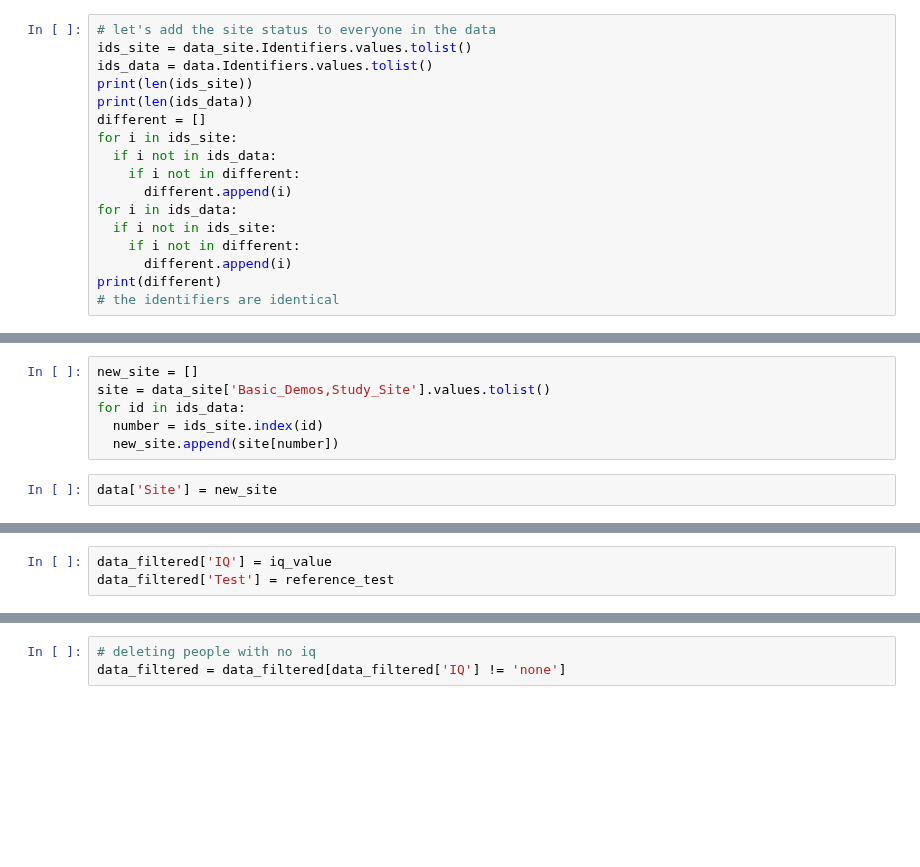
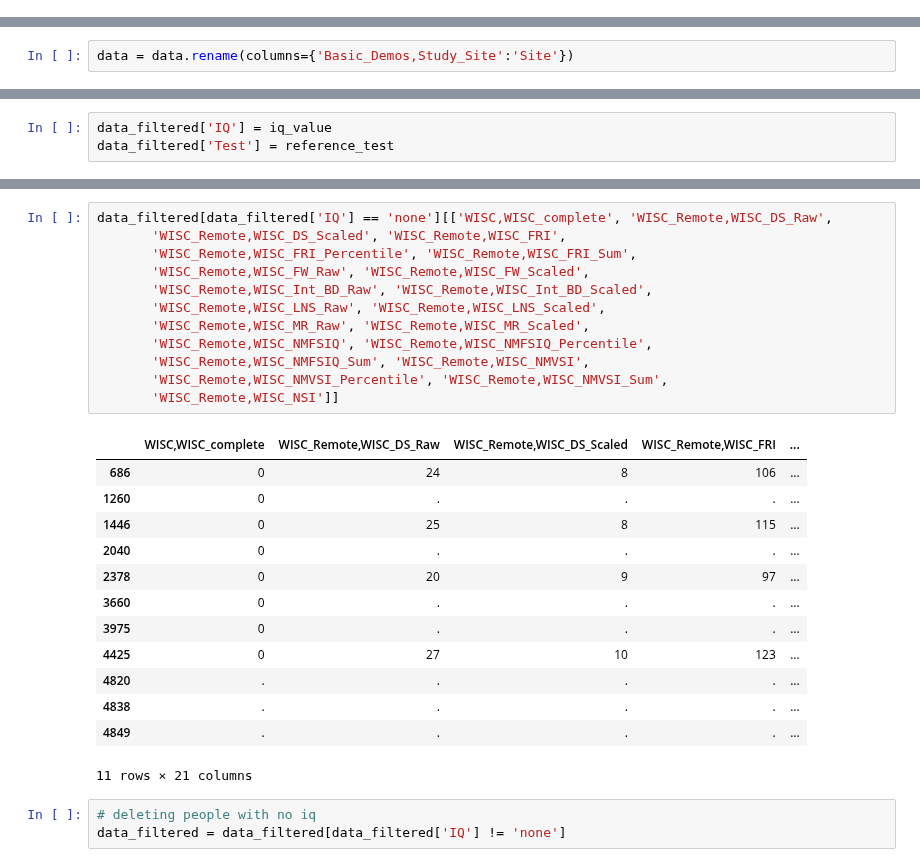
Before and after one commit to cristinarainich/Child-Mind-Institute-Project, a Jupyter notebook: Pheno_data_finalquery.ipynb, the cells around one changed output, grey strips where cells are left out. Cells and saved outputs as stored; diff of their text form; blank space fills up the shorter version.

```diff
--- a/Pheno_data_finalquery.ipynb
+++ b/Pheno_data_finalquery.ipynb
@@ -162,20 +139,3 @@ data_site['Identifiers'] = new_ids
 # %%
 # weird subject that doesn't have any data in
 data = data[data['Identifiers'] != 'NDARXP325YLV']
-# %%
-# let's add the site status to everyone in the data
-ids_site = data_site.Identifiers.values.tolist()
-ids_data = data.Identifiers.values.tolist()
-print(len(ids_site))
-print(len(ids_data))
-different = []
-for i in ids_site:
-  if i not in ids_data:
-    if i not in different:
-      different.append(i)
-for i in ids_data:
-  if i not in ids_site:
-    if i not in different:
-      different.append(i)
-print(different)
-# the identifiers are identical
@@ -186,8 +141,0 @@ print(different)
-# %%
-new_site = []
-site = data_site['Basic_Demos,Study_Site'].values.tolist()
-for id in ids_data:
-  number = ids_site.index(id)
-  new_site.append(site[number])
-# %%
-data['Site'] = new_site
@@ -194,3 +162,5 @@ data['Site'] = new_site
+# %%
+data = data.rename(columns={'Basic_Demos,Study_Site':'Site'})
 # %% [markdown]
 Let's now work on individual columns to make them more convinient for screening
 # %%
@@ -623,3 +666,29 @@ data_filtered['Test'] = reference_test
+# %%
+data_filtered[data_filtered['IQ'] == 'none'][['WISC,WISC_complete', 'WISC_Remote,WISC_DS_Raw',
+       'WISC_Remote,WISC_DS_Scaled', 'WISC_Remote,WISC_FRI',
+       'WISC_Remote,WISC_FRI_Percentile', 'WISC_Remote,WISC_FRI_Sum',
+       'WISC_Remote,WISC_FW_Raw', 'WISC_Remote,WISC_FW_Scaled',
+       'WISC_Remote,WISC_Int_BD_Raw', 'WISC_Remote,WISC_Int_BD_Scaled',
+       'WISC_Remote,WISC_LNS_Raw', 'WISC_Remote,WISC_LNS_Scaled',
+       'WISC_Remote,WISC_MR_Raw', 'WISC_Remote,WISC_MR_Scaled',
+       'WISC_Remote,WISC_NMFSIQ', 'WISC_Remote,WISC_NMFSIQ_Percentile',
+       'WISC_Remote,WISC_NMFSIQ_Sum', 'WISC_Remote,WISC_NMVSI',
+       'WISC_Remote,WISC_NMVSI_Percentile', 'WISC_Remote,WISC_NMVSI_Sum',
+       'WISC_Remote,WISC_NSI']]
+# %% [output]
+|  | WISC,WISC_complete | WISC_Remote,WISC_DS_Raw | WISC_Remote,WISC_DS_Scaled | WISC_Remote,WISC_FRI | ... |
+| 686 | 0 | 24 | 8 | 106 | ... |
+| 1260 | 0 | . | . | . | ... |
+| 1446 | 0 | 25 | 8 | 115 | ... |
+| 2040 | 0 | . | . | . | ... |
+| 2378 | 0 | 20 | 9 | 97 | ... |
+| 3660 | 0 | . | . | . | ... |
+| 3975 | 0 | . | . | . | ... |
+| 4425 | 0 | 27 | 10 | 123 | ... |
+| 4820 | . | . | . | . | ... |
+| 4838 | . | . | . | . | ... |
+| 4849 | . | . | . | . | ... |
+11 rows × 21 columns
 # %%
 # deleting people with no iq
 data_filtered = data_filtered[data_filtered['IQ'] != 'none']
```
Also changed, not shown: parts of 14 cells of this notebook.
